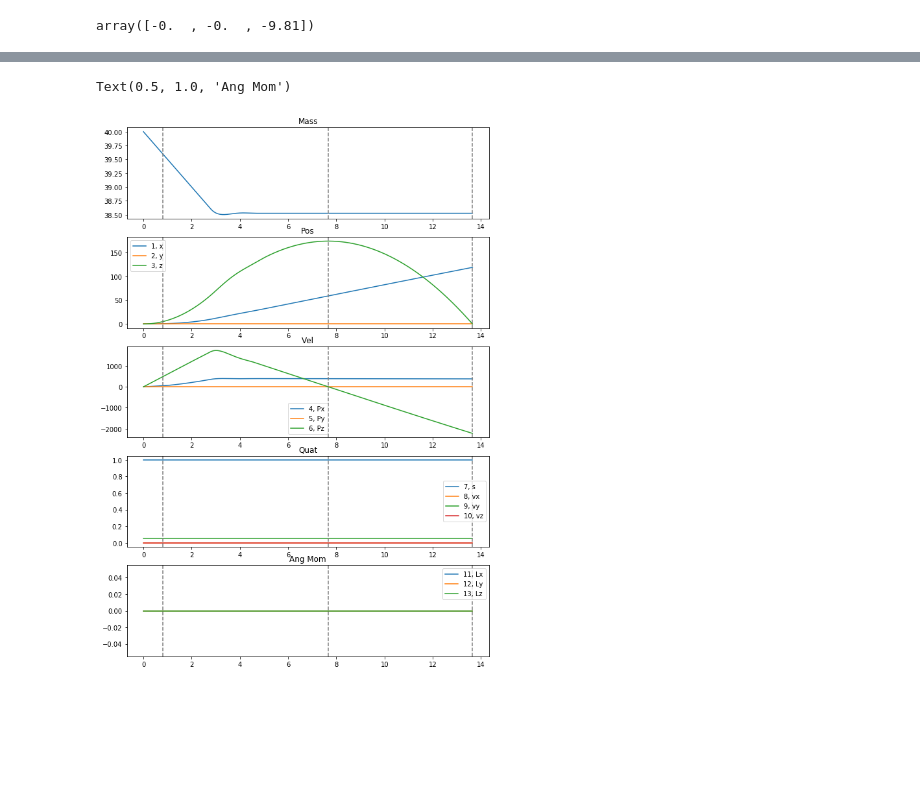
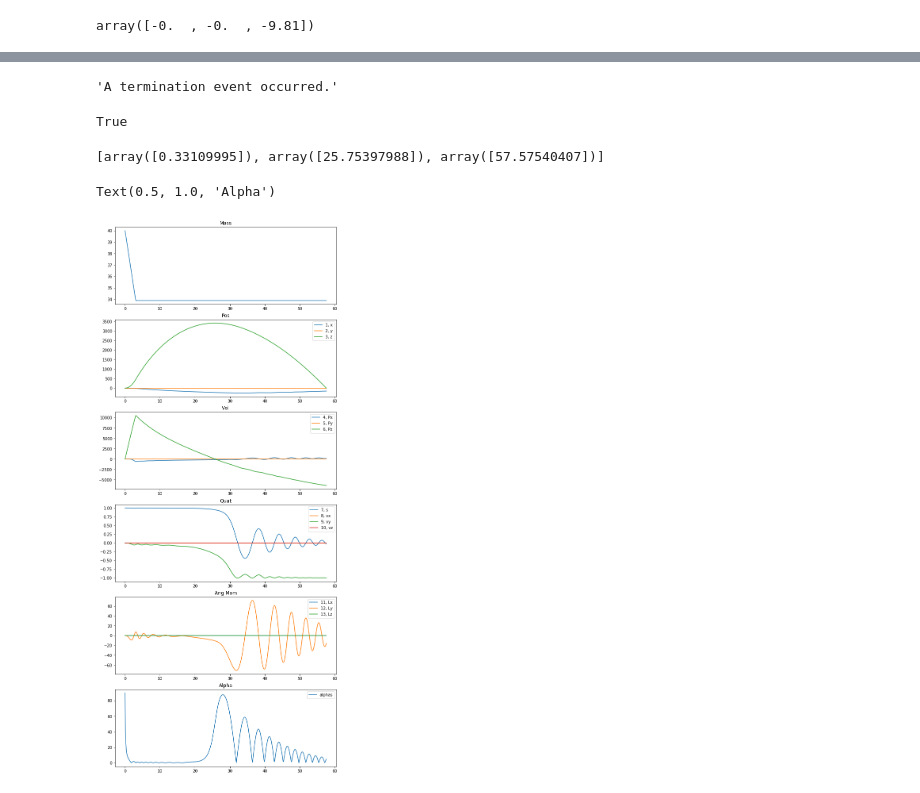
Before and after one commit to dev10110/rocketPy, a Jupyter notebook: examples/simulate_2.ipynb, the cells around one changed output, grey strips where cells are left out. Drawn from its saved outputs; the diff is of its cells as text; code cells hidden in the pictures; blank space fills up the shorter version.

```diff
--- a/examples/simulate_2.ipynb
+++ b/examples/simulate_2.ipynb
@@ -135,12 +219,19 @@ class SimpleRocket():
 # %%
 class Env():
 
-    def __init__(self):
+    def __init__(self, wind = np.array([0,0,0])):
+
+        self.wind = wind
+
         return
 
     def rho(self, z):
         """ Return the density at some altitude in meters"""
         return 1.225
+
+    def wind_vector(self, time=None, pos=None):
+
+        return self.wind
 # %%
 class State():
 
@@ -292,0 +396,3 @@ s0.mass = 40;
+# %%
+#env = Env(wind=np.array([-np.sin(30*np.pi/180),0,-np.cos(30*np.pi/180)]))
+env = Env(wind=np.array([10,0,0]))
@@ -292,0 +474,4 @@ s0.mass = 40;
+# %%
+s1 = State(quaternion=Quaternion(1,0,0,0), env=env)
+s1.mass = 40
+s1
@@ -293,5 +480,5 @@ s0.mass = 40;
 # %%
-sim = Simulation(r, s0)
+sim = Simulation(r, s1)
 # %%
 sim.g
 # %% [output]
@@ -303,67 +496,90 @@ r.dynamics(0, sim.state)
 # %%
 sol = sim.solve()
+# %%
+sol.message
+# %% [output]
+'A termination event occurred.'
+# %%
+sol.success
+# %% [output]
+True
 # %%
 sol;
+# %%
+sol.t_events
+# %% [output]
+[array([0.33109995]), array([25.75397988]), array([57.57540407])]
 # %%
 t_eval = np.linspace(sol.t[0], sol.t[-1], 500)
 
 
-plt.figure(figsize=(10,15))
-plt.subplot(511)
+plt.figure(figsize=(10,25))
+plt.subplot(611)
 plt.plot(t_eval,sol.sol(t_eval)[0])
 
-for t in sol.t_events:
-    plt.axvline(t, color='gray',linestyle='--')
+#for t in sol.t_events:
+#    if len(t) is not 0:
+#        plt.axvline(t, color='gray',linestyle='--')
 
 plt.title('Mass')
 
 
 
-plt.subplot(512)
+plt.subplot(612)
 plt.plot(t_eval,sol.sol(t_eval)[1], label='1, x')
 plt.plot(t_eval,sol.sol(t_eval)[2], label='2, y')
 plt.plot(t_eval,sol.sol(t_eval)[3], label='3, z')
-for t in sol.t_events:
-    plt.axvline(t, color='gray',linestyle='--')
+#for t in sol.t_events:
+#    plt.axvline(t, color='gray',linestyle='--')
 plt.legend()
 plt.title('Pos')
 
 
 
-plt.subplot(513)
+plt.subplot(613)
 plt.plot(t_eval,sol.sol(t_eval)[4], label='4, Px')
 plt.plot(t_eval,sol.sol(t_eval)[5], label='5, Py')
 plt.plot(t_eval,sol.sol(t_eval)[6], label='6, Pz')
-for t in sol.t_events:
-    plt.axvline(t, color='gray',linestyle='--')
+#for t in sol.t_events:
+#    plt.axvline(t, color='gray',linestyle='--')
 
 plt.legend()
 plt.title('Vel')
 
 
 
-plt.subplot(514)
+plt.subplot(614)
 plt.plot(t_eval,sol.sol(t_eval)[7], label='7, s')
 plt.plot(t_eval,sol.sol(t_eval)[8], label='8, vx')
 plt.plot(t_eval,sol.sol(t_eval)[9], label='9, vy')
 plt.plot(t_eval,sol.sol(t_eval)[10], label='10, vz')
-for t in sol.t_events:
-    plt.axvline(t, color='gray',linestyle='--')
+#for t in sol.t_events:
+#    plt.axvline(t, color='gray',linestyle='--')
 
 plt.legend()
 plt.title('Quat')
 
 
 
-plt.subplot(515)
+plt.subplot(615)
 plt.plot(t_eval,sol.sol(t_eval)[11], label='11, Lx')
 plt.plot(t_eval,sol.sol(t_eval)[12], label='12, Ly')
 plt.plot(t_eval,sol.sol(t_eval)[13], label='13, Lz')
-for t in sol.t_events:
-    plt.axvline(t, color='gray',linestyle='--')
+#for t in sol.t_events:
+#    plt.axvline(t, color='gray',linestyle='--')
 
 plt.legend()
 plt.title('Ang Mom')
+
+
+plt.subplot(616)
+alphas = [r.alpha(s1.update(sol.sol(t), 0))*180/np.pi for t in t_eval]
+plt.plot(t_eval,alphas, label='alphas')
+#for t in sol.t_events:
+#    plt.axvline(t, color='gray',linestyle='--')
+
+plt.legend()
+plt.title('Alpha')
 # %% [output]
-Text(0.5, 1.0, 'Ang Mom')
+Text(0.5, 1.0, 'Alpha')
-[figure, old version]
+[figure, new version]
```
Also changed, not shown: parts of 45 cells of this notebook.
